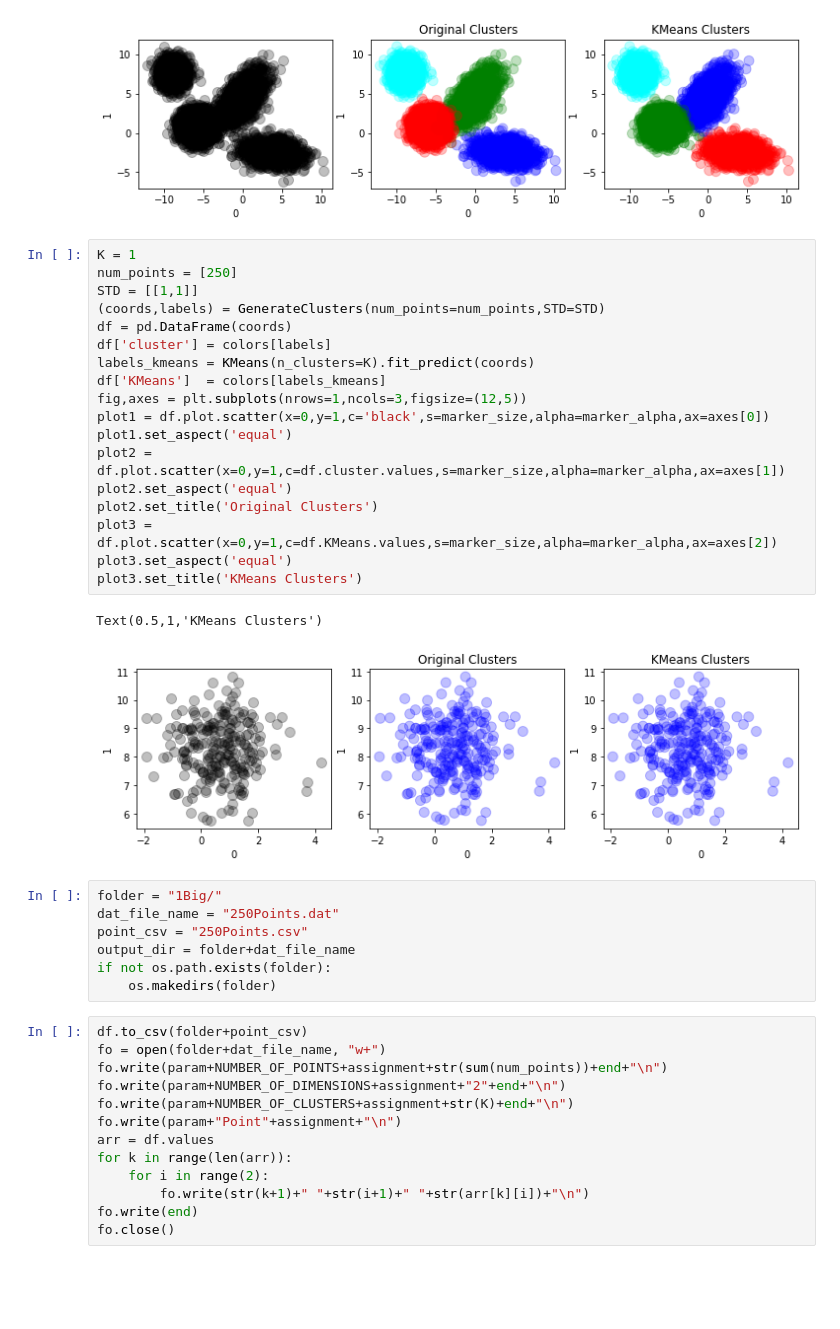
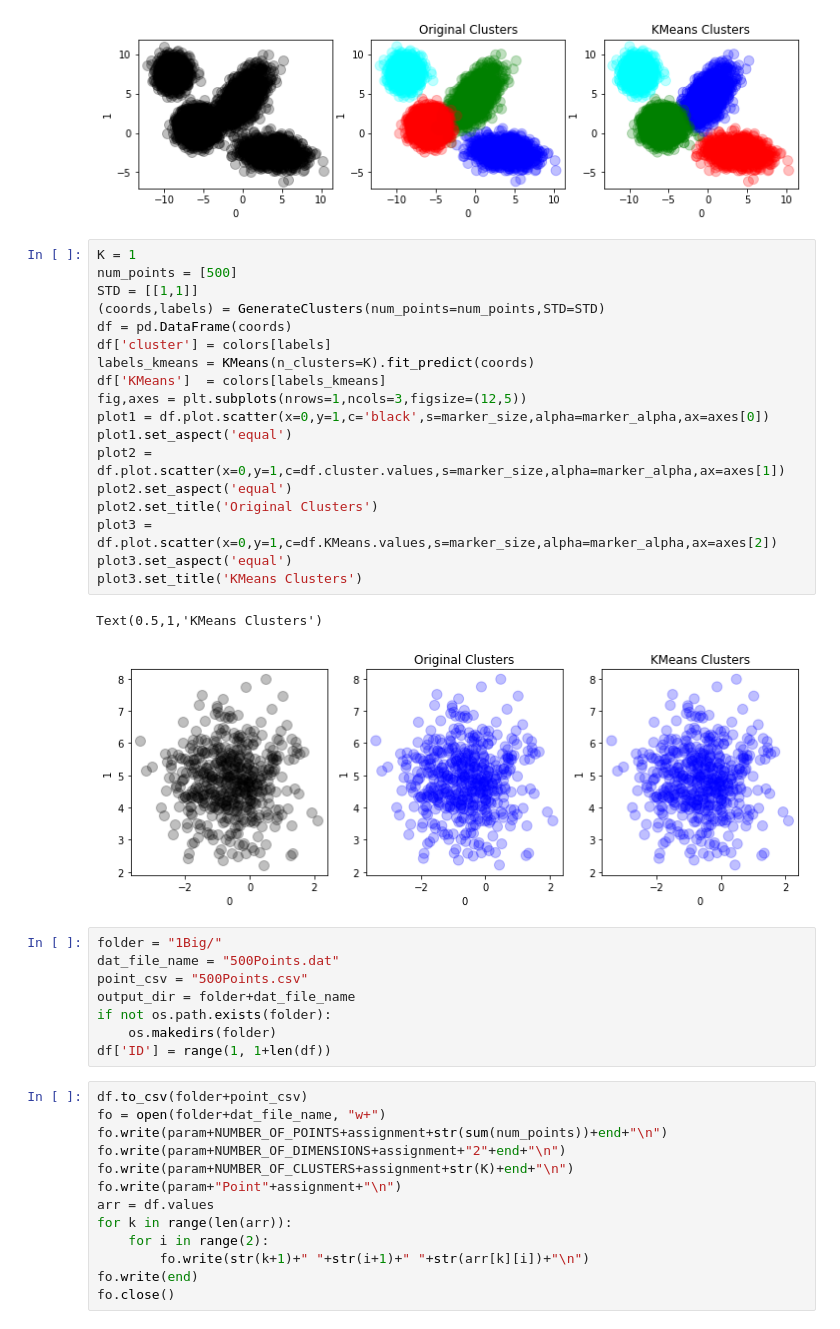
Before and after one commit to wongaz/ClusteringThesis, a Jupyter notebook: Clustering_Notebooks/Data/SmartClusters.ipynb, the cells around one changed output. Cells and saved outputs as stored; diff of their text form; blank space fills up the shorter version.

```diff
--- a/Clustering_Notebooks/Data/SmartClusters.ipynb
+++ b/Clustering_Notebooks/Data/SmartClusters.ipynb
@@ -198,32 +198,33 @@ Text(0.5, 1.0, 'KMeans Clusters')
 [figure]
 # %%
 K = 1
-num_points = [250]
+num_points = [500]
 STD = [[1,1]]
 (coords,labels) = GenerateClusters(num_points=num_points,STD=STD)
 df = pd.DataFrame(coords)
 df['cluster'] = colors[labels]
 labels_kmeans = KMeans(n_clusters=K).fit_predict(coords)
 df['KMeans']  = colors[labels_kmeans]
 fig,axes = plt.subplots(nrows=1,ncols=3,figsize=(12,5))
 plot1 = df.plot.scatter(x=0,y=1,c='black',s=marker_size,alpha=marker_alpha,ax=axes[0])
 plot1.set_aspect('equal')
 plot2 = df.plot.scatter(x=0,y=1,c=df.cluster.values,s=marker_size,alpha=marker_alpha,ax=axes[1])
 plot2.set_aspect('equal')
 plot2.set_title('Original Clusters')
 plot3 = df.plot.scatter(x=0,y=1,c=df.KMeans.values,s=marker_size,alpha=marker_alpha,ax=axes[2])
 plot3.set_aspect('equal')
 plot3.set_title('KMeans Clusters')
 # %% [output]
 Text(0.5,1,'KMeans Clusters')
-[figure, old version]
+[figure, new version]
 # %%
 folder = "1Big/"
-dat_file_name = "250Points.dat"
-point_csv = "250Points.csv"
+dat_file_name = "500Points.dat"
+point_csv = "500Points.csv"
 output_dir = folder+dat_file_name
 if not os.path.exists(folder):
     os.makedirs(folder)
+df['ID'] = range(1, 1+len(df))
 # %%
 df.to_csv(folder+point_csv)
 fo = open(folder+dat_file_name, "w+")
```
Also changed, not shown: parts of 2 cells of this notebook, 13 other files.
